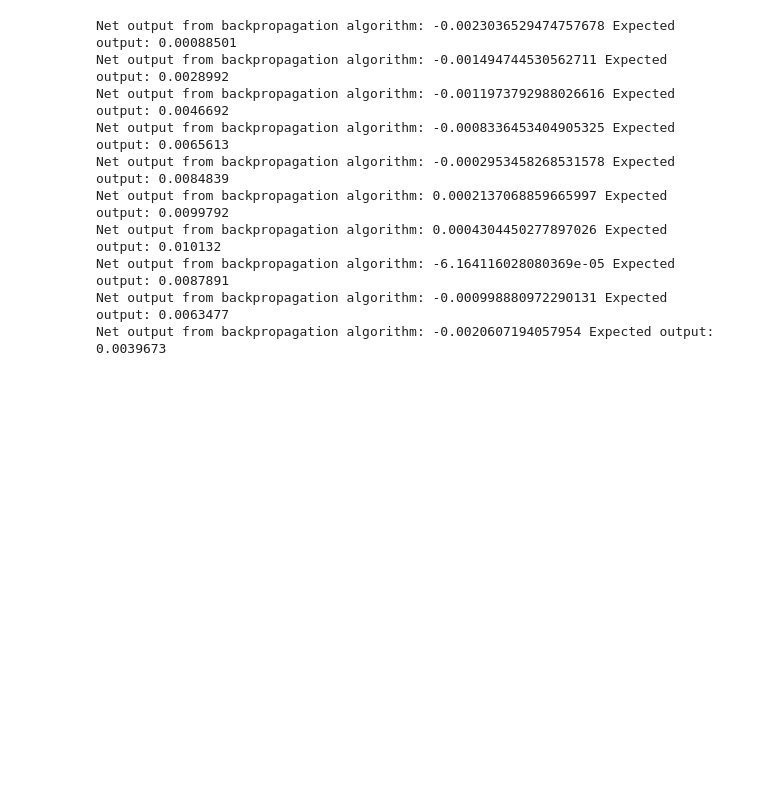
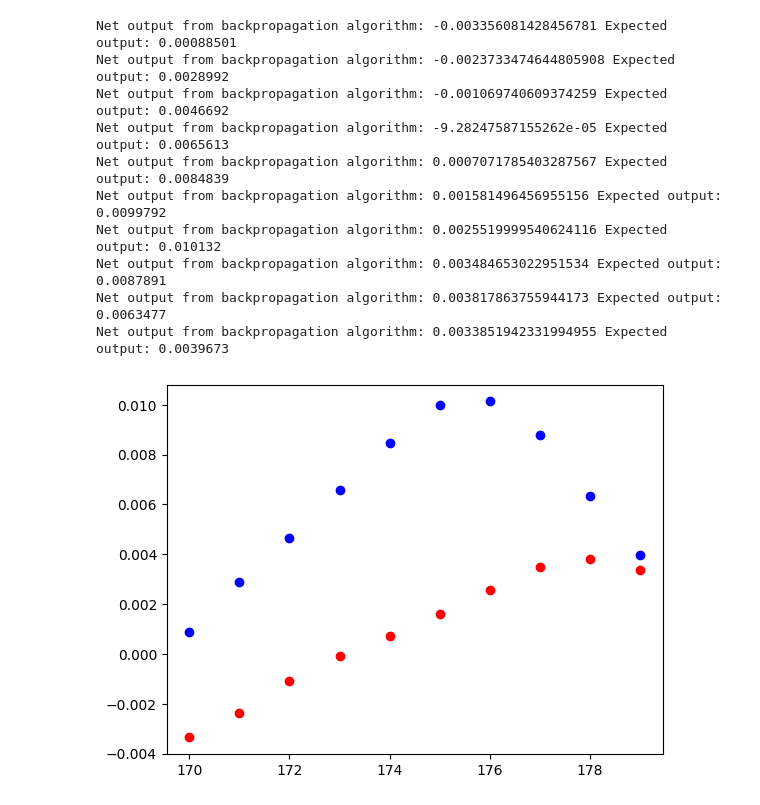
Before and after one commit to NattyCodes/ENEL525-Lab4, a Jupyter notebook: part2.ipynb, the cells around one changed output. Drawn from its saved outputs; the diff is of its cells as text; code cells hidden in the pictures; blank space fills up the shorter version.

```diff
--- a/part2.ipynb
+++ b/part2.ipynb
@@ -86,21 +64,33 @@ Net output from backpropagation algorithm: -0.0015784913715823495 Expected outpu
 # %%
+net_output = np.zeros(10)
+expected_output = np.zeros(10)
 for index in range(170, 180):
     p = np.array([data[index-1], data[index-2]])
     t = data[index]
     netInputFirstLayer = np.dot(weightsLayer1, p.reshape(2,1)) + biasesLayer1.reshape(5, 1)
     logSigmoid(netInputFirstLayer)
     outputFirstLayer = netInputFirstLayer
 
     netOutput = np.dot(outputFirstLayer.reshape(1, 5), weightsLayer2.reshape(5, 1)) + biasLayer2 # Same as the net input to the second layer as it is a linear transfer function
+    net_output[index-170] = netOutput
+    expected_output[index-170] = t
     print("Net output from backpropagation algorithm: " + str(netOutput.ravel()[0]) + " Expected output: " + str(t))
+
+x = [170,171,172,173,174,175,176,177,178,179]
+
+plt.scatter(x, expected_output, label='expected', color='blue')
+plt.scatter(x, net_output, label='net', color='red')
+
+plt.show()
 # %% [output]
-Net output from backpropagation algorithm: -0.0023036529474757678 Expected output: 0.00088501
-Net output from backpropagation algorithm: -0.001494744530562711 Expected output: 0.0028992
-Net output from backpropagation algorithm: -0.0011973792988026616 Expected output: 0.0046692
-Net output from backpropagation algorithm: -0.0008336453404905325 Expected output: 0.0065613
-Net output from backpropagation algorithm: -0.0002953458268531578 Expected output: 0.0084839
-Net output from backpropagation algorithm: 0.0002137068859665997 Expected output: 0.0099792
-Net output from backpropagation algorithm: 0.0004304450277897026 Expected output: 0.010132
-Net output from backpropagation algorithm: -6.164116028080369e-05 Expected output: 0.0087891
-Net output from backpropagation algorithm: -0.000998880972290131 Expected output: 0.0063477
-Net output from backpropagation algorithm: -0.0020607194057954 Expected output: 0.0039673
+Net output from backpropagation algorithm: -0.003356081428456781 Expected output: 0.00088501
+Net output from backpropagation algorithm: -0.0023733474644805908 Expected output: 0.0028992
+Net output from backpropagation algorithm: -0.001069740609374259 Expected output: 0.0046692
+Net output from backpropagation algorithm: -9.28247587155262e-05 Expected output: 0.0065613
+Net output from backpropagation algorithm: 0.0007071785403287567 Expected output: 0.0084839
+Net output from backpropagation algorithm: 0.001581496456955156 Expected output: 0.0099792
+Net output from backpropagation algorithm: 0.0025519999540624116 Expected output: 0.010132
+Net output from backpropagation algorithm: 0.003484653022951534 Expected output: 0.0087891
+Net output from backpropagation algorithm: 0.003817863755944173 Expected output: 0.0063477
+Net output from backpropagation algorithm: 0.0033851942331994955 Expected output: 0.0039673
+[figure, added]
```
Also changed, not shown: parts of 3 cells of this notebook, 1 other file.
